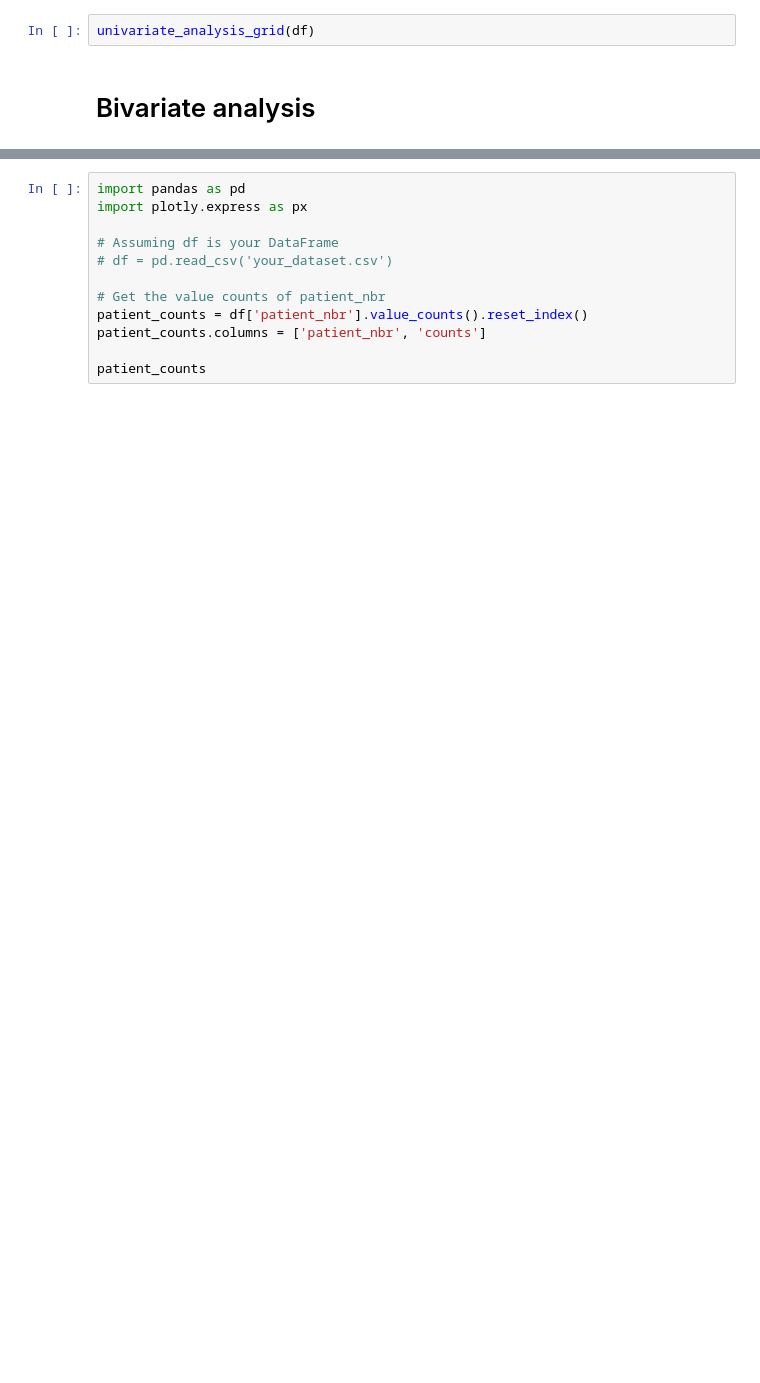
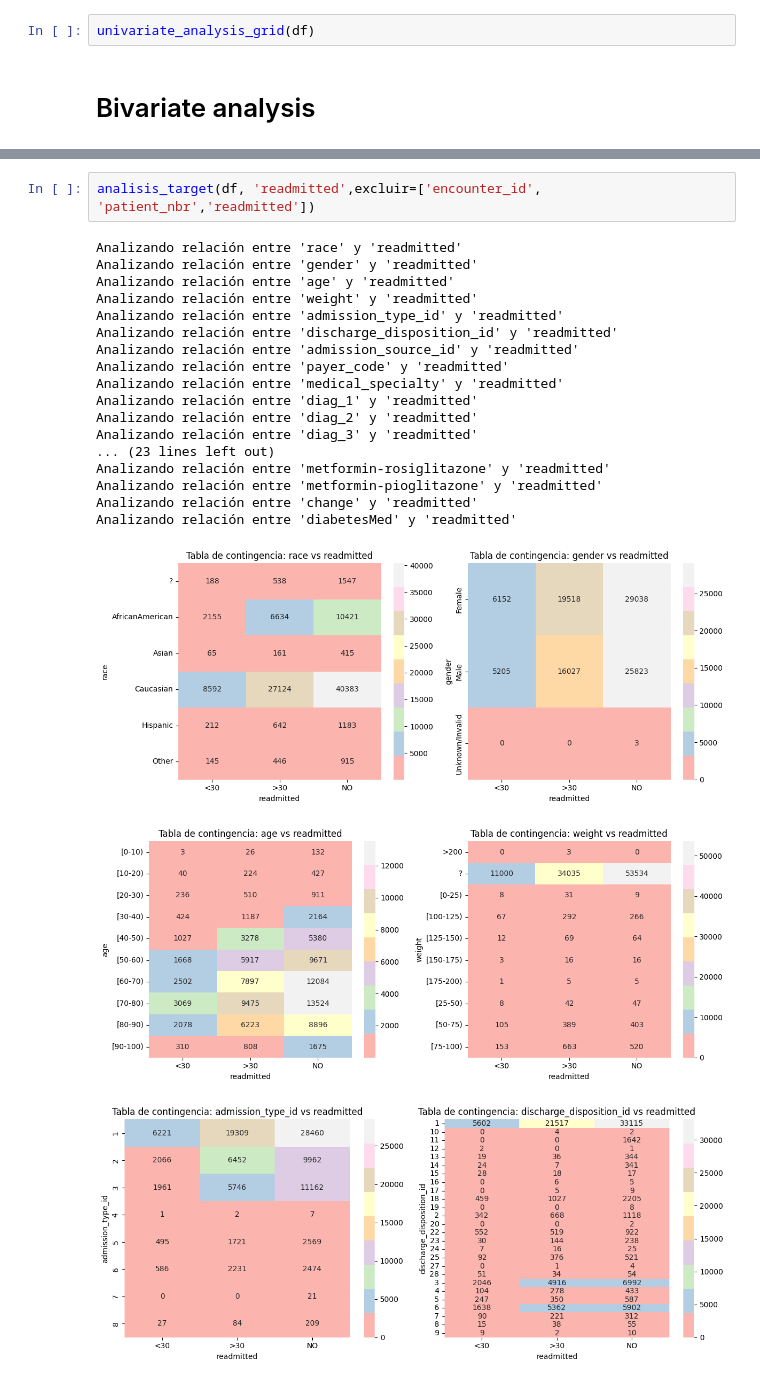
Before and after one commit to FLOOREES/IDSS-for-Diabetes-Readmission-Prediction, a Jupyter notebook: notebooks/EDA.ipynb, the cells around one changed output, grey strips where cells are left out. Drawn from its saved outputs; the diff is of its cells as text; blank space fills up the shorter version.

```diff
--- a/notebooks/EDA.ipynb
+++ b/notebooks/EDA.ipynb
@@ -426,12 +375,23 @@ analisis_categorico(df, excluir=['encounter_id', 'patient_nbr'])
-# %%
-import pandas as pd
-import plotly.express as px
-
-# Assuming df is your DataFrame
-# df = pd.read_csv('your_dataset.csv')
-
-# Get the value counts of patient_nbr
-patient_counts = df['patient_nbr'].value_counts().reset_index()
-patient_counts.columns = ['patient_nbr', 'counts']
-
-patient_counts
+# %%
+analisis_target(df, 'readmitted',excluir=['encounter_id', 'patient_nbr','readmitted'])
+# %% [output]
+Analizando relación entre 'race' y 'readmitted'
+Analizando relación entre 'gender' y 'readmitted'
+Analizando relación entre 'age' y 'readmitted'
+Analizando relación entre 'weight' y 'readmitted'
+Analizando relación entre 'admission_type_id' y 'readmitted'
+Analizando relación entre 'discharge_disposition_id' y 'readmitted'
+Analizando relación entre 'admission_source_id' y 'readmitted'
+Analizando relación entre 'payer_code' y 'readmitted'
+Analizando relación entre 'medical_specialty' y 'readmitted'
+Analizando relación entre 'diag_1' y 'readmitted'
+Analizando relación entre 'diag_2' y 'readmitted'
+Analizando relación entre 'diag_3' y 'readmitted'
+... (23 lines left out)
+Analizando relación entre 'metformin-rosiglitazone' y 'readmitted'
+Analizando relación entre 'metformin-pioglitazone' y 'readmitted'
+Analizando relación entre 'change' y 'readmitted'
+Analizando relación entre 'diabetesMed' y 'readmitted'
+[figure, added]
+[figure, added]
+[figure, added]
```
Also changed, not shown: parts of 17 cells of this notebook.
